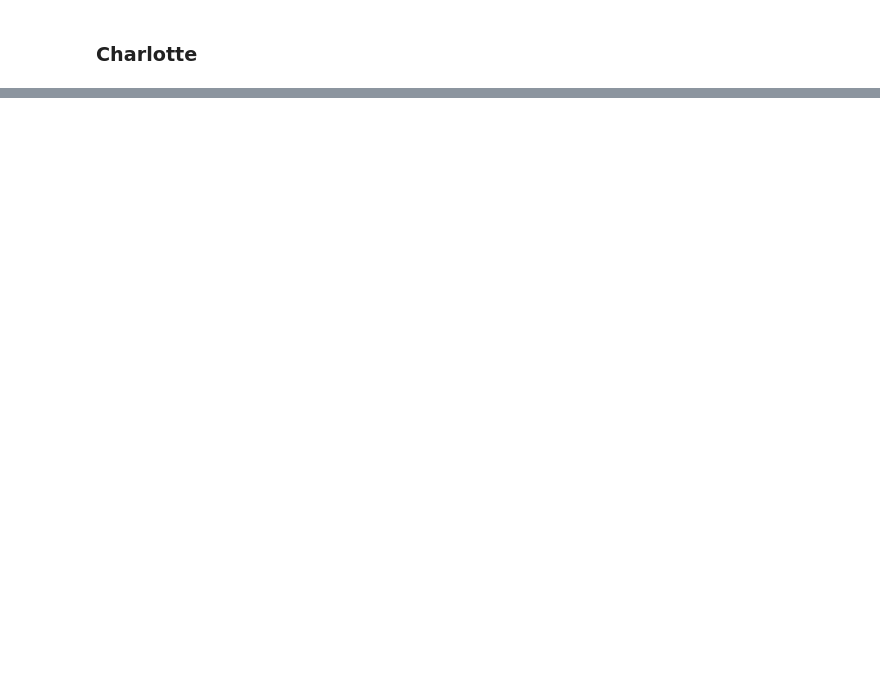
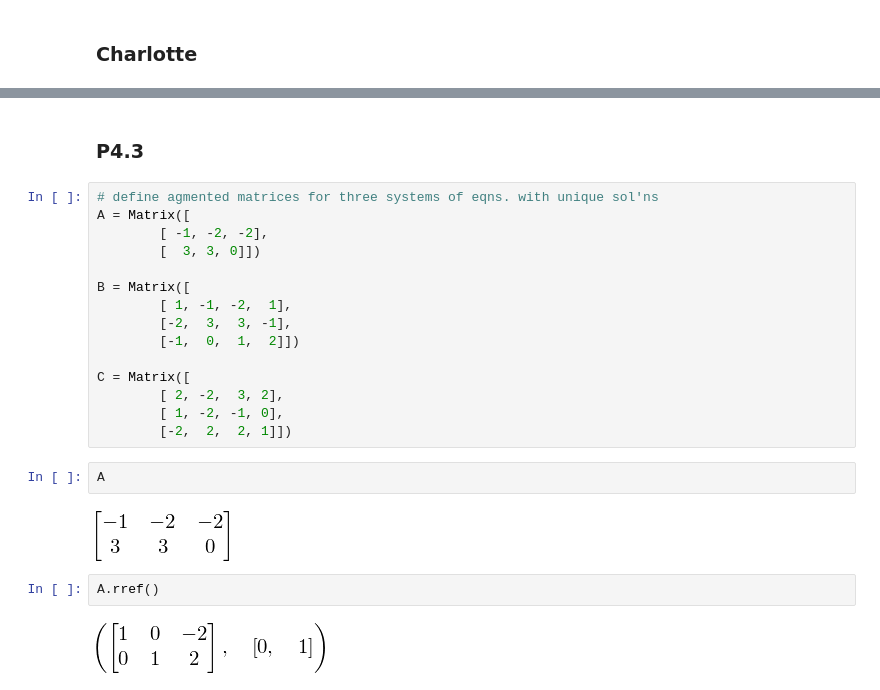
Before and after one commit to minireference/noBSLAnotebooks, a Jupyter notebook: chapter04_problems.ipynb, the cells around one changed output, grey strips where cells are left out. Cells and saved outputs as stored; diff of their text form; blank space fills up the shorter version.

```diff
--- a/chapter04_problems.ipynb
+++ b/chapter04_problems.ipynb
@@ -63,0 +94,25 @@ AUGC
+# %% [markdown]
+### P4.3
+# %%
+# define agmented matrices for three systems of eqns. with unique sol'ns
+A = Matrix([
+        [ -1, -2, -2],
+        [  3, 3, 0]])
+
+B = Matrix([
+        [ 1, -1, -2,  1],
+        [-2,  3,  3, -1],
+        [-1,  0,  1,  2]])
+
+C = Matrix([
+        [ 2, -2,  3, 2],
+        [ 1, -2, -1, 0],
+        [-2,  2,  2, 1]])
+# %%
+A
+# %% [output]
+[figure, added]
+# %%
+A.rref()
+# %% [output]
+[figure, added]
```
Also changed, not shown: parts of 39 cells of this notebook, 1 other file.
